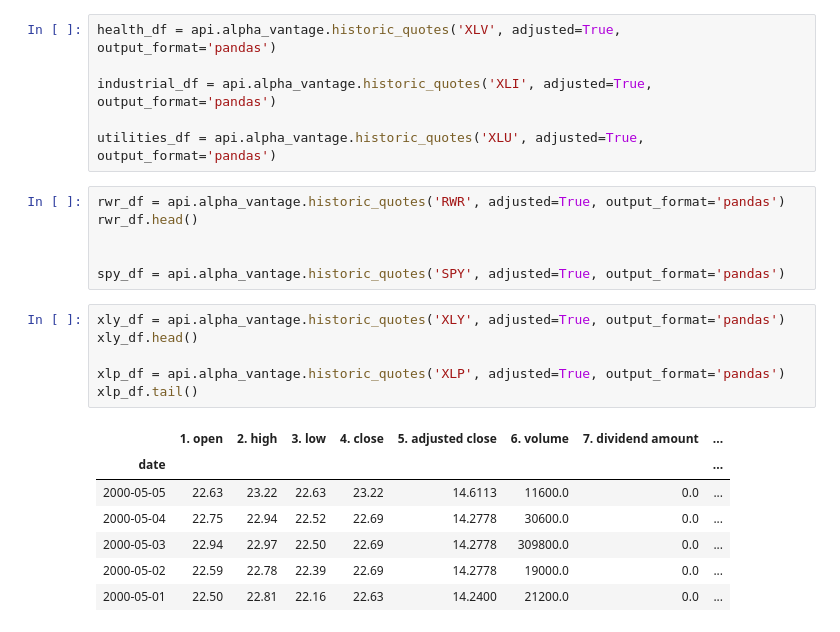
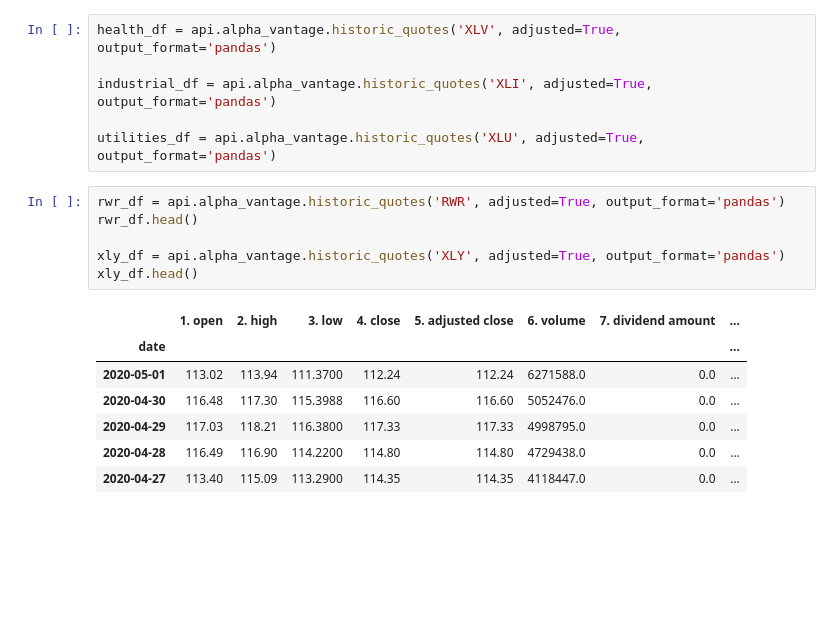
Before and after one commit to bkayratkyzy/Monte_Carlo_Simulations, a Jupyter notebook: notebooks/final.ipynb, the cells around one changed output. Drawn from its saved outputs; the diff is of its cells as text; blank space fills up the shorter version.

```diff
--- a/notebooks/final.ipynb
+++ b/notebooks/final.ipynb
@@ -44,20 +40,14 @@ utilities_df = api.alpha_vantage.historic_quotes('XLU', adjusted=True, output_fo
 # %%
 rwr_df = api.alpha_vantage.historic_quotes('RWR', adjusted=True, output_format='pandas')
 rwr_df.head()
 
-
-spy_df = api.alpha_vantage.historic_quotes('SPY', adjusted=True, output_format='pandas')
+xly_df = api.alpha_vantage.historic_quotes('XLY', adjusted=True, output_format='pandas')
+xly_df.head()
+# %% [output]
+|  | 1. open | 2. high | 3. low | 4. close | 5. adjusted close | 6. volume | 7. dividend amount | ... |
+| date |  |  |  |  |  |  |  | ... |
+| 2020-05-01 | 113.02 | 113.94 | 111.3700 | 112.24 | 112.24 | 6271588.0 | 0.0 | ... |
+| 2020-04-30 | 116.48 | 117.30 | 115.3988 | 116.60 | 116.60 | 5052476.0 | 0.0 | ... |
+| 2020-04-29 | 117.03 | 118.21 | 116.3800 | 117.33 | 117.33 | 4998795.0 | 0.0 | ... |
+| 2020-04-28 | 116.49 | 116.90 | 114.2200 | 114.80 | 114.80 | 4729438.0 | 0.0 | ... |
+| 2020-04-27 | 113.40 | 115.09 | 113.2900 | 114.35 | 114.35 | 4118447.0 | 0.0 | ... |
-# %%
-xly_df = api.alpha_vantage.historic_quotes('XLY', adjusted=True, output_format='pandas')
-xly_df.head()
-
-xlp_df = api.alpha_vantage.historic_quotes('XLP', adjusted=True, output_format='pandas')
-xlp_df.tail()
-# %% [output]
-|  | 1. open | 2. high | 3. low | 4. close | 5. adjusted close | 6. volume | 7. dividend amount | ... |
-| date |  |  |  |  |  |  |  | ... |
-| 2000-05-05 | 22.63 | 23.22 | 22.63 | 23.22 | 14.6113 | 11600.0 | 0.0 | ... |
-| 2000-05-04 | 22.75 | 22.94 | 22.52 | 22.69 | 14.2778 | 30600.0 | 0.0 | ... |
-| 2000-05-03 | 22.94 | 22.97 | 22.50 | 22.69 | 14.2778 | 309800.0 | 0.0 | ... |
-| 2000-05-02 | 22.59 | 22.78 | 22.39 | 22.69 | 14.2778 | 19000.0 | 0.0 | ... |
-| 2000-05-01 | 22.50 | 22.81 | 22.16 | 22.63 | 14.2400 | 21200.0 | 0.0 | ... |
```
Also changed, not shown: parts of 13 cells of this notebook, 1 other file.
